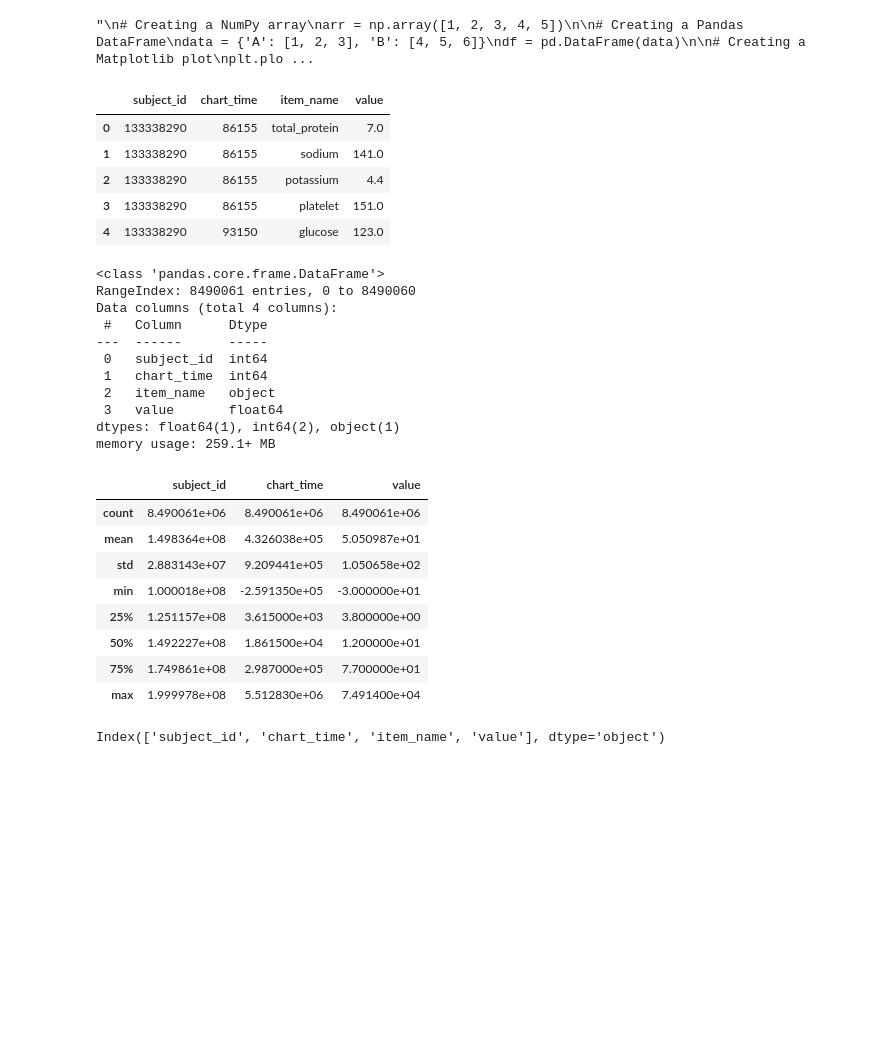
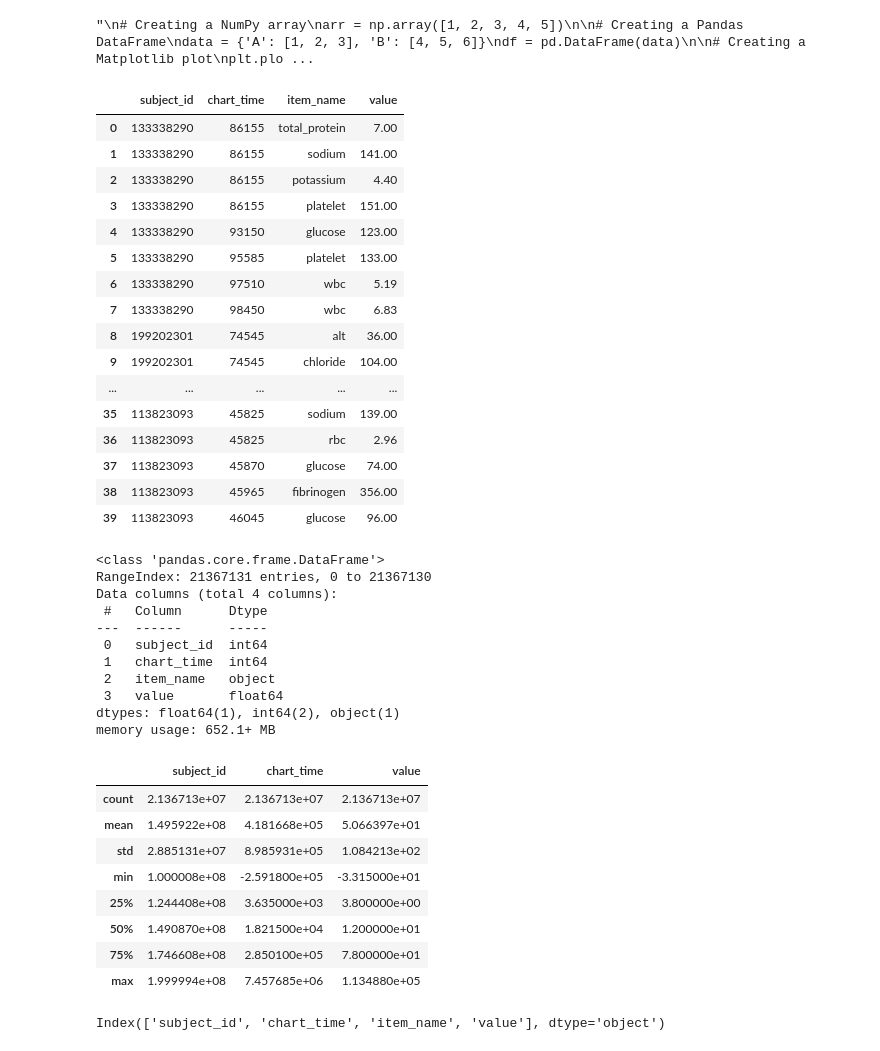
Before and after one commit to sonjababac/Data-Science-for-EWS-in-Postoperative-Care-PhD-year-1, a Jupyter notebook: INSPIRE/INSPIRE_data_analysis/data exploration INSPIRE labs.ipynb, the cells around one changed output. Cells and saved outputs as stored; diff of their text form; code cells hidden in the pictures; blank space fills up the shorter version.

```diff
--- a/INSPIRE/INSPIRE_data_analysis/data exploration INSPIRE labs.ipynb
+++ b/INSPIRE/INSPIRE_data_analysis/data exploration INSPIRE labs.ipynb
@@ -47,21 +51,32 @@ model = keras.Sequential()
 # %% [output]
 "\n# Creating a NumPy array\narr = np.array([1, 2, 3, 4, 5])\n\n# Creating a Pandas DataFrame\ndata = {'A': [1, 2, 3], 'B': [4, 5, 6]}\ndf = pd.DataFrame(data)\n\n# Creating a Matplotlib plot\nplt.plo ...
 # %%
-df_labs = pd.read_csv('c:\\Users\\20181588\\Desktop\\data\\inspire-a-publicly-available-research-dataset-for-perioperative-medicine-0.1\\inspire-a-publicly-available-research-dataset-for-perioperative-medicine-0.1\\labs.csv')
+df_labs = pd.read_csv('C:\\Users\\20181588\\Desktop\\data\\inspire-a-publicly-available-research-dataset-for-perioperative-medicine-1.0\\inspire-a-publicly-available-research-dataset-for-perioperative-medicine-1.0\\labs.csv')
 # %%
-df_labs.head()
+df_labs.head(40)
 # %% [output]
 |  | subject_id | chart_time | item_name | value |
-| 0 | 133338290 | 86155 | total_protein | 7.0 |
-| 1 | 133338290 | 86155 | sodium | 141.0 |
-| 2 | 133338290 | 86155 | potassium | 4.4 |
-| 3 | 133338290 | 86155 | platelet | 151.0 |
-| 4 | 133338290 | 93150 | glucose | 123.0 |
+| 0 | 133338290 | 86155 | total_protein | 7.00 |
+| 1 | 133338290 | 86155 | sodium | 141.00 |
+| 2 | 133338290 | 86155 | potassium | 4.40 |
+| 3 | 133338290 | 86155 | platelet | 151.00 |
+| 4 | 133338290 | 93150 | glucose | 123.00 |
+| 5 | 133338290 | 95585 | platelet | 133.00 |
+| 6 | 133338290 | 97510 | wbc | 5.19 |
+| 7 | 133338290 | 98450 | wbc | 6.83 |
+| 8 | 199202301 | 74545 | alt | 36.00 |
+| 9 | 199202301 | 74545 | chloride | 104.00 |
+| ... | ... | ... | ... | ... |
+| 35 | 113823093 | 45825 | sodium | 139.00 |
+| 36 | 113823093 | 45825 | rbc | 2.96 |
+| 37 | 113823093 | 45870 | glucose | 74.00 |
+| 38 | 113823093 | 45965 | fibrinogen | 356.00 |
+| 39 | 113823093 | 46045 | glucose | 96.00 |
 # %%
 df_labs.info()
 # %% [output]
 <class 'pandas.core.frame.DataFrame'>
-RangeIndex: 8490061 entries, 0 to 8490060
+RangeIndex: 21367131 entries, 0 to 21367130
 Data columns (total 4 columns):
  #   Column      Dtype
 ---  ------      -----
@@ -70,19 +85,19 @@ Data columns (total 4 columns):
  2   item_name   object
  3   value       float64
 dtypes: float64(1), int64(2), object(1)
-memory usage: 259.1+ MB
+memory usage: 652.1+ MB
 # %%
 df_labs.describe()
 # %% [output]
 |  | subject_id | chart_time | value |
-| count | 8.490061e+06 | 8.490061e+06 | 8.490061e+06 |
-| mean | 1.498364e+08 | 4.326038e+05 | 5.050987e+01 |
-| std | 2.883143e+07 | 9.209441e+05 | 1.050658e+02 |
-| min | 1.000018e+08 | -2.591350e+05 | -3.000000e+01 |
-| 25% | 1.251157e+08 | 3.615000e+03 | 3.800000e+00 |
-| 50% | 1.492227e+08 | 1.861500e+04 | 1.200000e+01 |
-| 75% | 1.749861e+08 | 2.987000e+05 | 7.700000e+01 |
-| max | 1.999978e+08 | 5.512830e+06 | 7.491400e+04 |
+| count | 2.136713e+07 | 2.136713e+07 | 2.136713e+07 |
+| mean | 1.495922e+08 | 4.181668e+05 | 5.066397e+01 |
+| std | 2.885131e+07 | 8.985931e+05 | 1.084213e+02 |
+| min | 1.000008e+08 | -2.591800e+05 | -3.315000e+01 |
+| 25% | 1.244408e+08 | 3.635000e+03 | 3.800000e+00 |
+| 50% | 1.490870e+08 | 1.821500e+04 | 1.200000e+01 |
+| 75% | 1.746608e+08 | 2.850100e+05 | 7.800000e+01 |
+| max | 1.999994e+08 | 7.457685e+06 | 1.134880e+05 |
 # %%
 df_labs.columns
 # %% [output]
```
Also changed, not shown: parts of 10 cells of this notebook, 2 other files.
